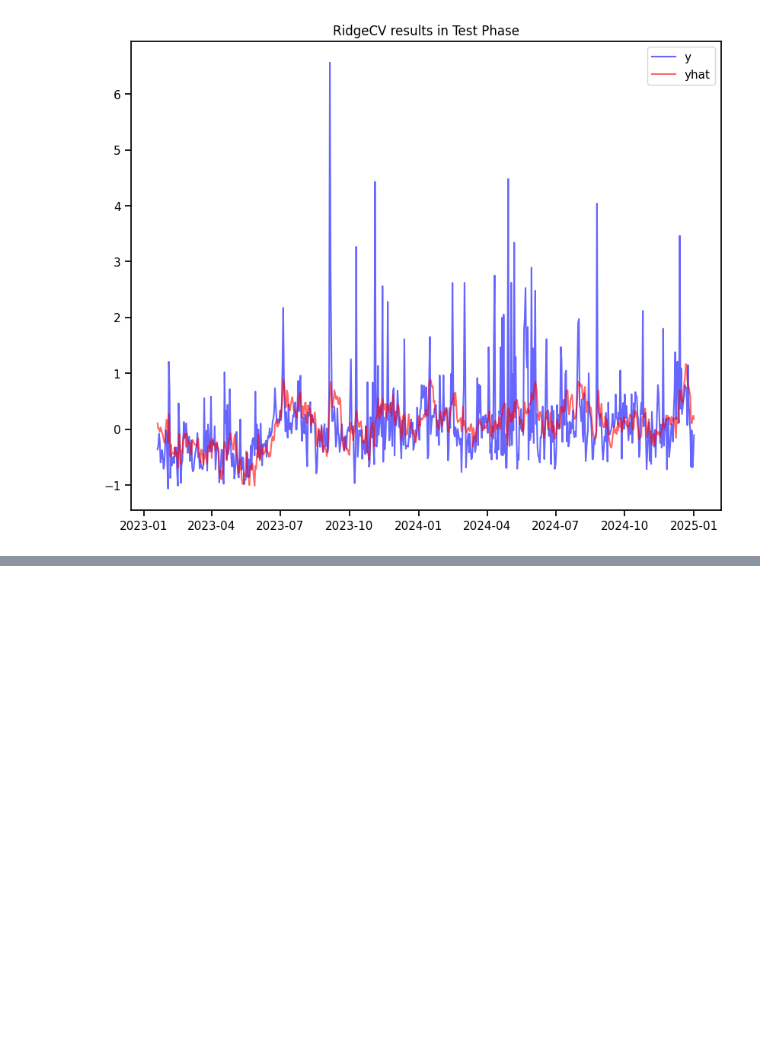
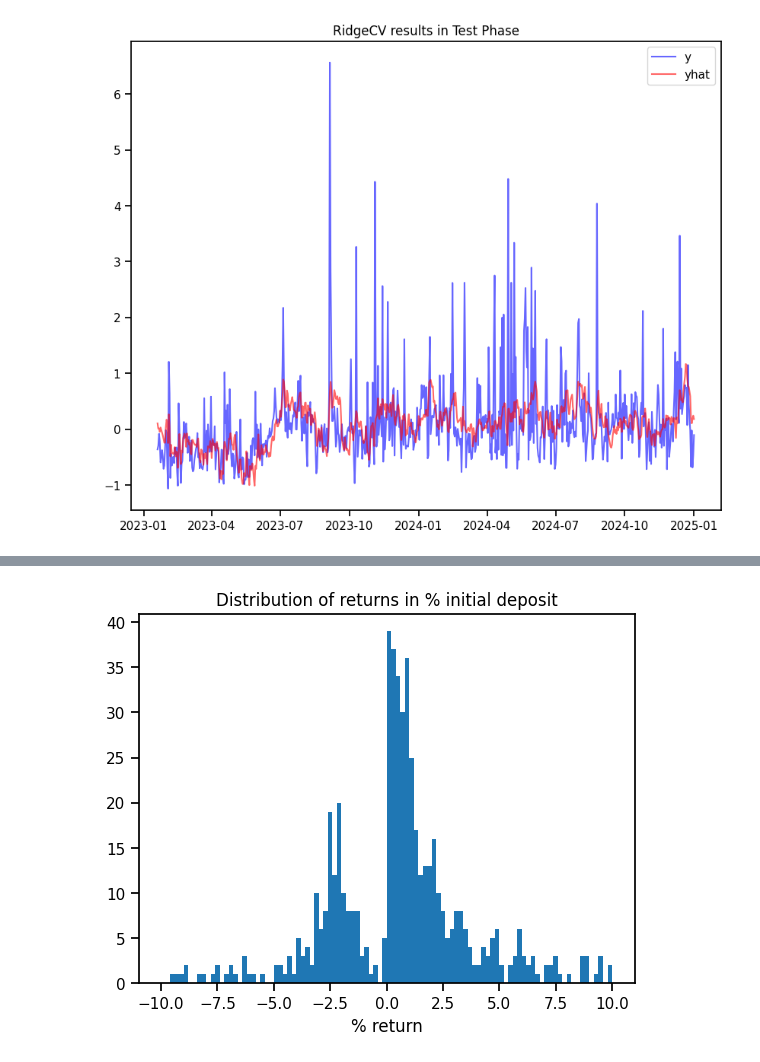
Before and after one commit to themahani/AlgoPy, a Jupyter notebook: exploratory_data_analysis/electricity_toronto.ipynb, the cells around one changed output, grey strips where cells are left out. Saved outputs shown, nothing was run; the diff lists cells and outputs as text; code cells hidden in the pictures; blank space fills up the shorter version.

```diff
--- a/exploratory_data_analysis/electricity_toronto.ipynb
+++ b/exploratory_data_analysis/electricity_toronto.ipynb
@@ -367,0 +443,7 @@ fig.show()
+# %%
+plt.hist(returns / init_cash * 100, bins=100, range=(-10, 10))
+plt.title(r"Distribution of returns in % initial deposit")
+plt.xlabel(r"% return")
+plt.show()
+# %% [output]
+[figure, added]
```
Also changed, not shown: parts of 7 cells of this notebook.
